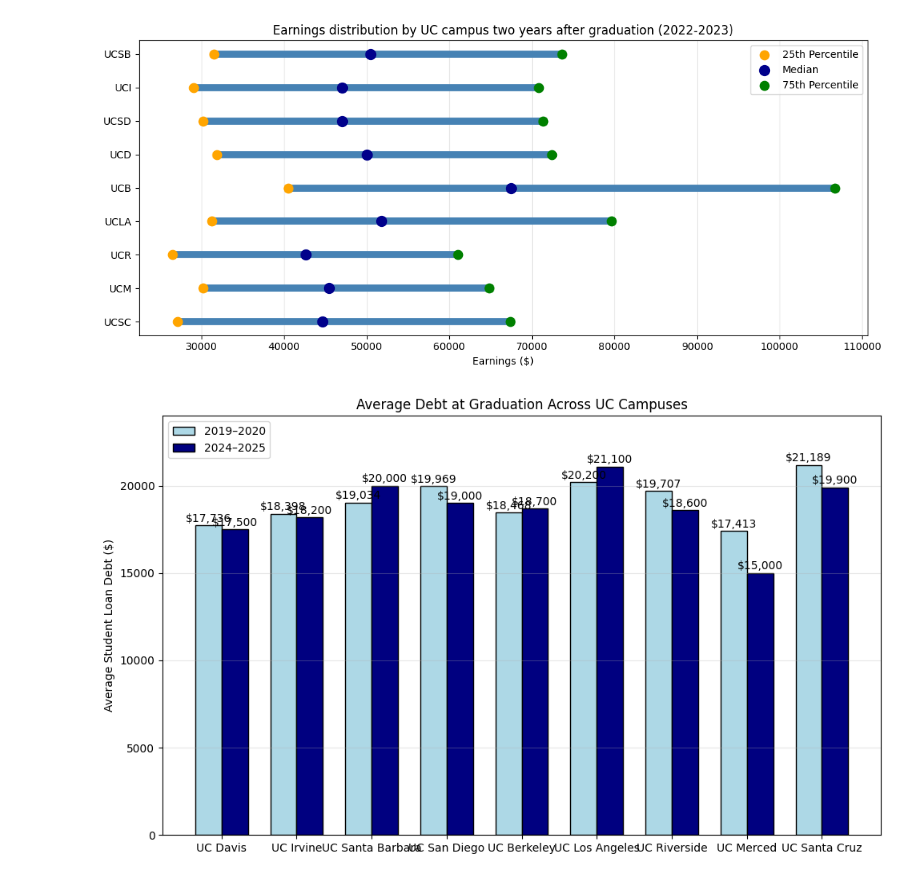
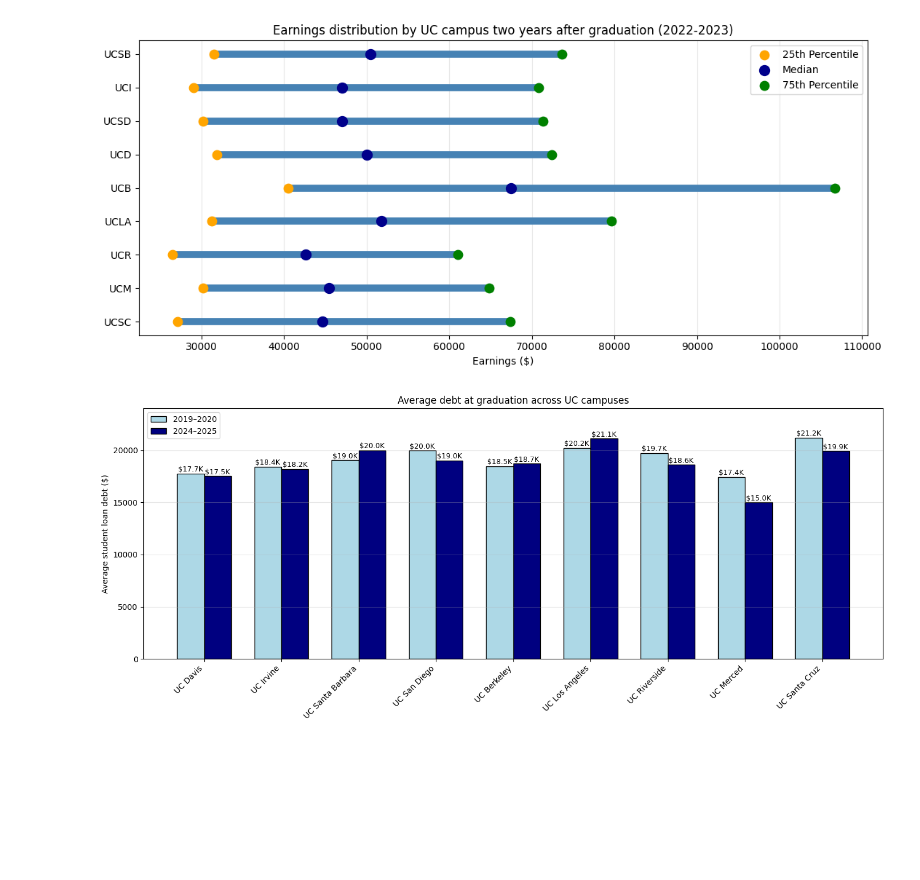
Before and after one commit to KarlaRH12/school_ranking_analysis, a Jupyter notebook: analysis_rankings.ipynb, the cells around one changed output. Cells and saved outputs as stored; diff of their text form; code cells hidden in the pictures; blank space fills up the shorter version.

```diff
--- a/analysis_rankings.ipynb
+++ b/analysis_rankings.ipynb
@@ -415,50 +451,49 @@ plt.show()
 import matplotlib.pyplot as plt
 import numpy as np
 
-schools = ["UC Davis", "UC Irvine", "UC Santa Barbara", "UC San Diego", "UC Berkeley", "UC Los Angeles", "UC Riverside", "UC Merced", "UC Santa Cruz"]
+schools = ["UC Davis", "UC Irvine", "UC Santa Barbara", "UC San Diego",
+           "UC Berkeley", "UC Los Angeles", "UC Riverside", "UC Merced",
+           "UC Santa Cruz"]
 
-# 2019–2020 graduating cohort
 debt_2020 = [17736, 18398, 19034, 19969, 18468, 20200, 19707, 17413, 21189]
-
-# 2024–2025: rounded values visible in the newer chart
-# Replace missing values when verified
 debt_2025 = [17500, 18200, 20000, 19000, 18700, 21100, 18600, 15000, 19900]
 
 x = np.arange(len(schools))
 width = 0.35
 
-plt.figure(figsize=(10, 6))
+plt.figure(figsize=(14, 6))
 
 bars1 = plt.bar(
     x - width/2, debt_2020, width,
     label="2019–2020", color="lightblue", edgecolor="black"
 )
 
 bars2 = plt.bar(
     x + width/2, debt_2025, width,
     label="2024–2025", color="navy", edgecolor="black"
 )
 
+# Add shortened dollar labels
 for bars in [bars1, bars2]:
     for bar in bars:
         height = bar.get_height()
         if np.isfinite(height):
             plt.text(
                 bar.get_x() + bar.get_width()/2,
                 height + 200,
-                f"${height:,.0f}",
+                f"${height/1000:.1f}K",
                 ha="center",
-                fontsize=10
+                fontsize=9
             )
 
-plt.xticks(x, schools)
-plt.ylabel("Average Student Loan Debt ($)")
-plt.title("Average Debt at Graduation Across UC Campuses")
+plt.xticks(x, schools, rotation=45, ha="right")
+plt.ylabel("Average student loan debt ($)")
+plt.title("Average debt at graduation across UC campuses")
 plt.ylim(0, 24000)
 plt.legend()
 plt.grid(axis="y", alpha=0.3)
 
 plt.tight_layout()
 plt.show()
 # %% [output]
-[figure, old version]
+[figure, new version]
```
Also changed, not shown: parts of 6 cells of this notebook.
